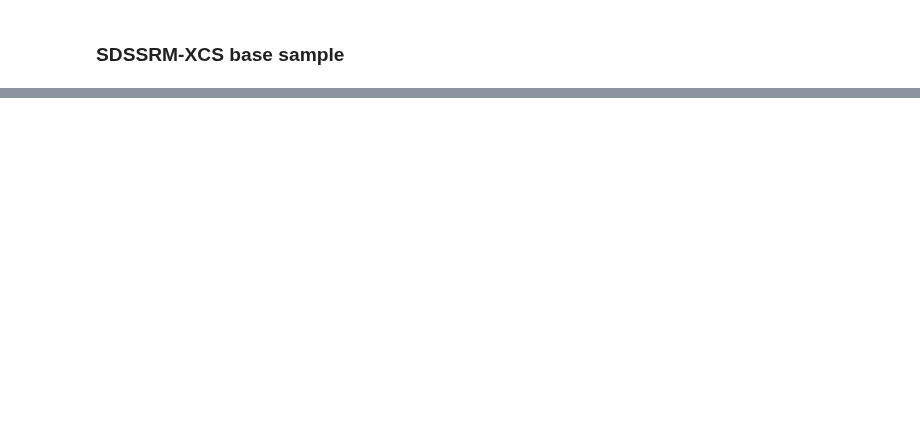
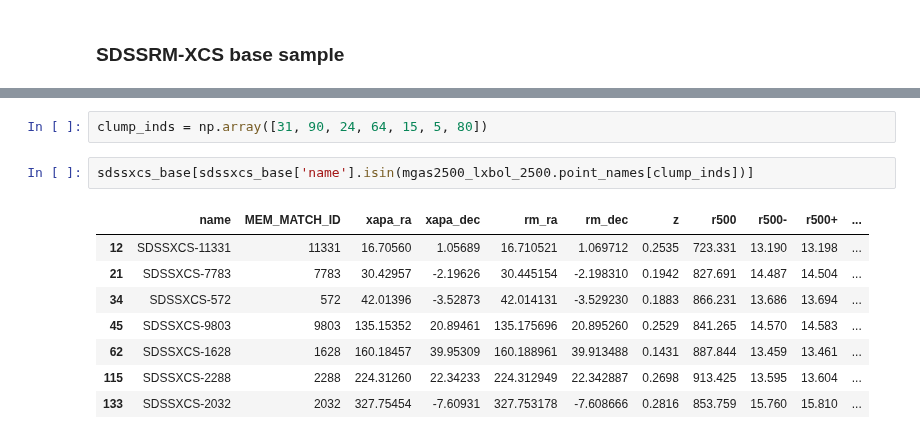
Before and after one commit to DavidT3/XCS-Mass-II-Analysis, a Jupyter notebook: notebooks/exploring_scatter/gasmass-Lx_as_scatter_diagnostic.ipynb, the cells around one changed output, grey strips where cells are left out. Drawn from its saved outputs; the diff is of its cells as text; blank space fills up the shorter version.

```diff
--- a/notebooks/exploring_scatter/gasmass-Lx_as_scatter_diagnostic.ipynb
+++ b/notebooks/exploring_scatter/gasmass-Lx_as_scatter_diagnostic.ipynb
@@ -45,0 +134,13 @@ sdssxcs_base.head(6)
+# %%
+clump_inds = np.array([31, 90, 24, 64, 15, 5, 80])
+# %%
+sdssxcs_base[sdssxcs_base['name'].isin(mgas2500_lxbol_2500.point_names[clump_inds])]
+# %% [output]
+|  | name | MEM_MATCH_ID | xapa_ra | xapa_dec | rm_ra | rm_dec | z | r500 | r500- | r500+ | ... |
+| 12 | SDSSXCS-11331 | 11331 | 16.70560 | 1.05689 | 16.710521 | 1.069712 | 0.2535 | 723.331 | 13.190 | 13.198 | ... |
+| 21 | SDSSXCS-7783 | 7783 | 30.42957 | -2.19626 | 30.445154 | -2.198310 | 0.1942 | 827.691 | 14.487 | 14.504 | ... |
+| 34 | SDSSXCS-572 | 572 | 42.01396 | -3.52873 | 42.014131 | -3.529230 | 0.1883 | 866.231 | 13.686 | 13.694 | ... |
+| 45 | SDSSXCS-9803 | 9803 | 135.15352 | 20.89461 | 135.175696 | 20.895260 | 0.2529 | 841.265 | 14.570 | 14.583 | ... |
+| 62 | SDSSXCS-1628 | 1628 | 160.18457 | 39.95309 | 160.188961 | 39.913488 | 0.1431 | 887.844 | 13.459 | 13.461 | ... |
+| 115 | SDSSXCS-2288 | 2288 | 224.31260 | 22.34233 | 224.312949 | 22.342887 | 0.2698 | 913.425 | 13.595 | 13.604 | ... |
+| 133 | SDSSXCS-2032 | 2032 | 327.75454 | -7.60931 | 327.753178 | -7.608666 | 0.2816 | 853.759 | 15.760 | 15.810 | ... |
```
Also changed, not shown: parts of 32 cells of this notebook.
